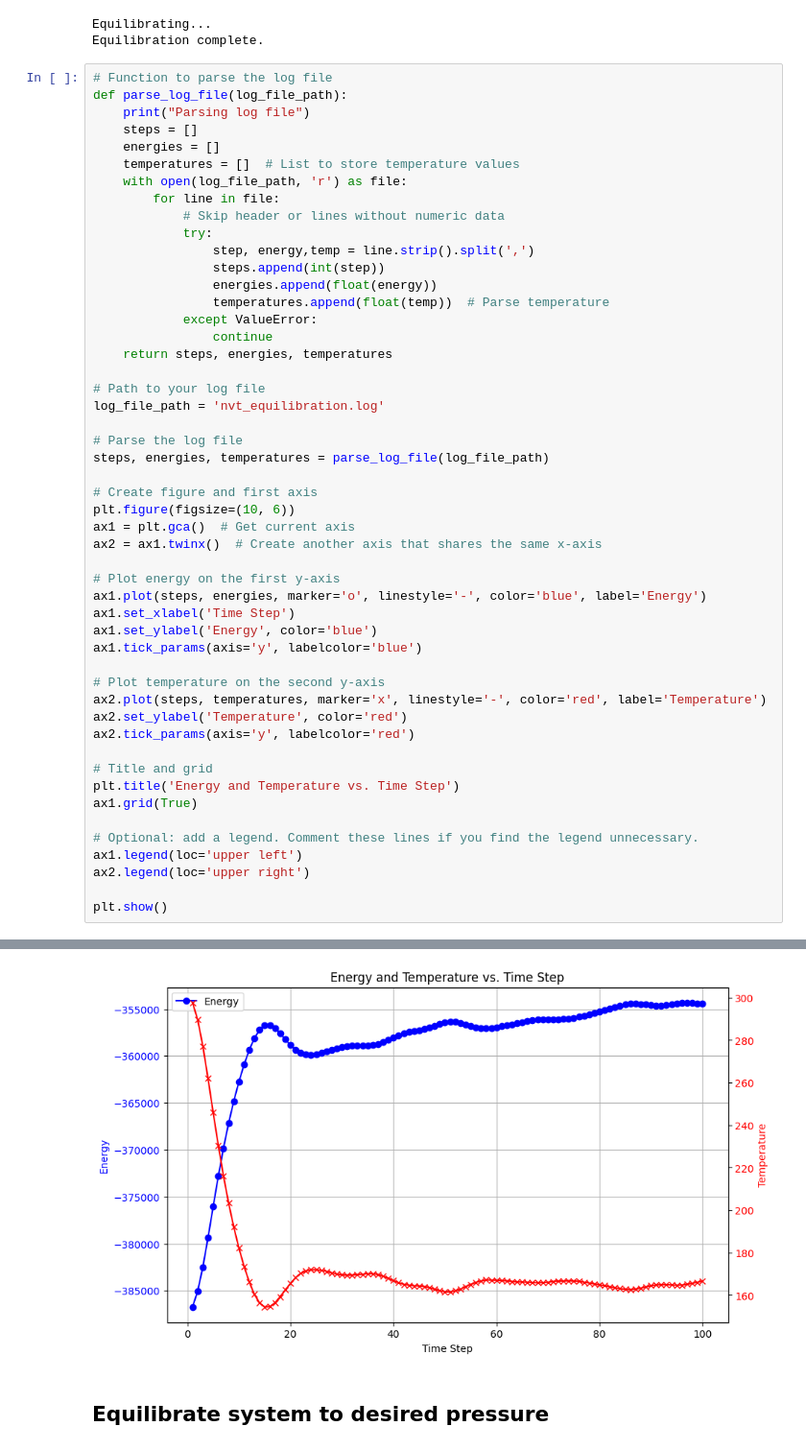
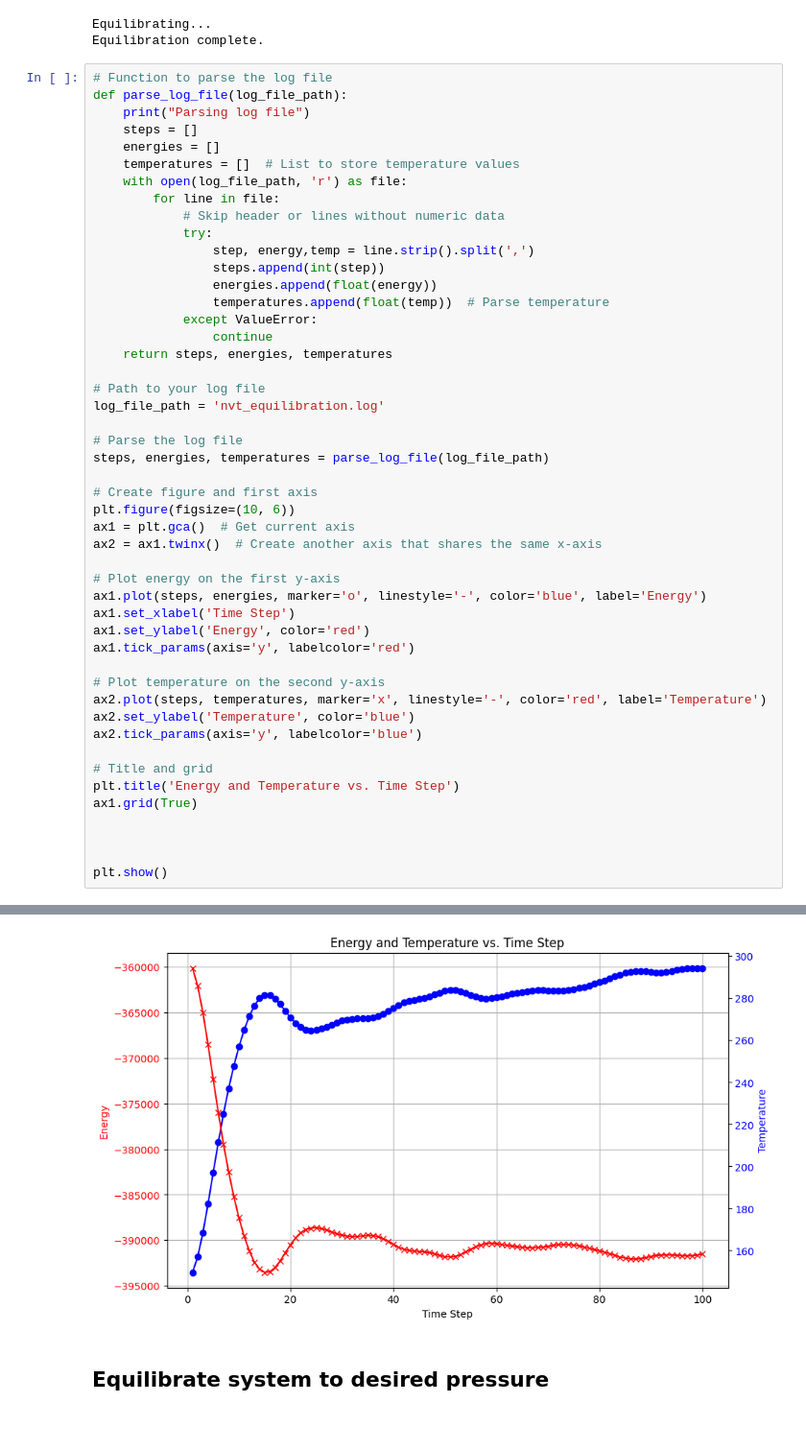
Before and after one commit to ingcoder/OpenMM-MDSimulation, a Jupyter notebook: OpenMM_Ligand_Protein_Simulation.ipynb, the cells around one changed output, grey strips where cells are left out. Shown at 96% size. Saved outputs shown, nothing was run; the diff lists cells and outputs as text.

```diff
--- a/OpenMM_Ligand_Protein_Simulation.ipynb
+++ b/OpenMM_Ligand_Protein_Simulation.ipynb
@@ -481,41 +483,39 @@ def parse_log_file(log_file_path):
             except ValueError:
                 continue
     return steps, energies, temperatures
 
 # Path to your log file
 log_file_path = 'nvt_equilibration.log'
 
 # Parse the log file
 steps, energies, temperatures = parse_log_file(log_file_path)
 
 # Create figure and first axis
 plt.figure(figsize=(10, 6))
 ax1 = plt.gca()  # Get current axis
 ax2 = ax1.twinx()  # Create another axis that shares the same x-axis
 
 # Plot energy on the first y-axis
 ax1.plot(steps, energies, marker='o', linestyle='-', color='blue', label='Energy')
 ax1.set_xlabel('Time Step')
-ax1.set_ylabel('Energy', color='blue')
-ax1.tick_params(axis='y', labelcolor='blue')
+ax1.set_ylabel('Energy', color='red')
+ax1.tick_params(axis='y', labelcolor='red')
 
 # Plot temperature on the second y-axis
 ax2.plot(steps, temperatures, marker='x', linestyle='-', color='red', label='Temperature')
-ax2.set_ylabel('Temperature', color='red')
-ax2.tick_params(axis='y', labelcolor='red')
+ax2.set_ylabel('Temperature', color='blue')
+ax2.tick_params(axis='y', labelcolor='blue')
 
 # Title and grid
 plt.title('Energy and Temperature vs. Time Step')
 ax1.grid(True)
 
-# Optional: add a legend. Comment these lines if you find the legend unnecessary.
-ax1.legend(loc='upper left')
-ax2.legend(loc='upper right')
+
 
 plt.show()
 # %% [output]
 Parsing log file
-[figure, old version]
+[figure, new version]
 # %% [markdown]
 ## Equilibrate system to desired pressure
 # %%
```
Also changed, not shown: parts of 6 cells of this notebook.
